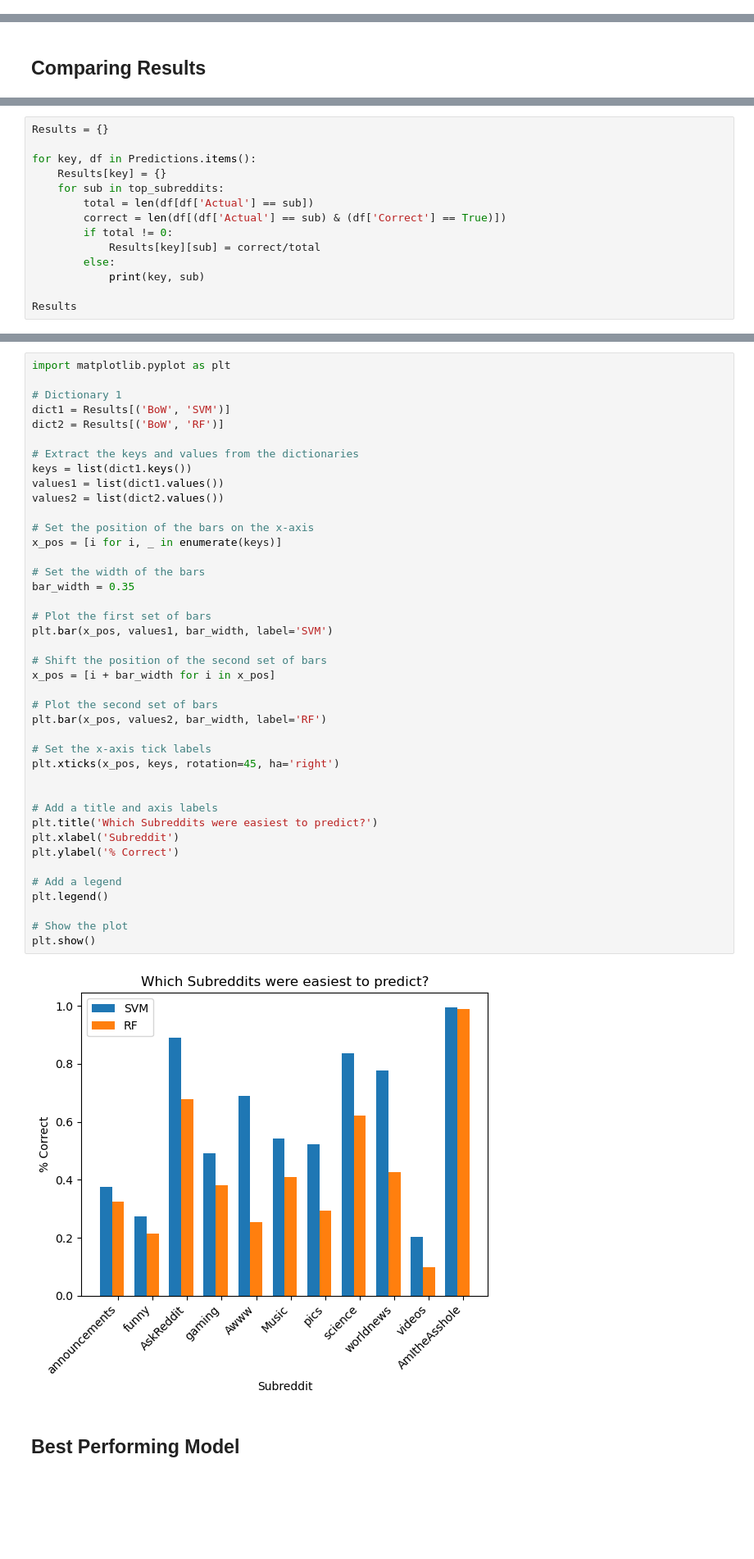
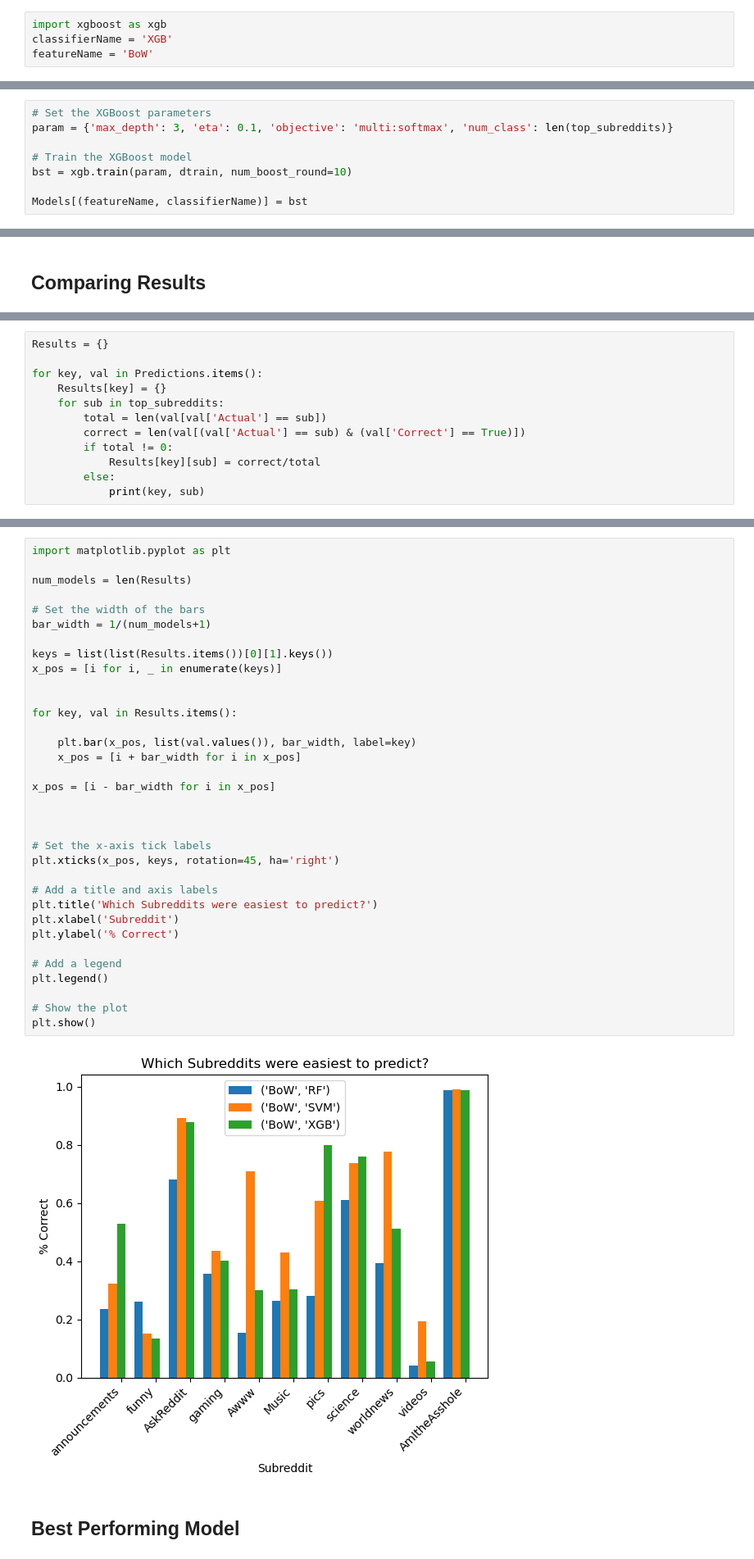
Before and after one commit to rainonej/Reddit-Projects, a Jupyter notebook: Subreddit Prediction.ipynb, the cells around one changed output, grey strips where cells are left out. Shown: that part at 82% size. Drawn from its saved outputs; the diff is of its cells as text; blank space fills up the shorter version.

```diff
--- a/Subreddit Prediction.ipynb
+++ b/Subreddit Prediction.ipynb
@@ -284,0 +294,4 @@ output
+# %%
+import xgboost as xgb
+classifierName = 'XGB'
+featureName = 'BoW'
@@ -284,0 +305,8 @@ output
+# %%
+# Set the XGBoost parameters
+param = {'max_depth': 3, 'eta': 0.1, 'objective': 'multi:softmax', 'num_class': len(top_subreddits)}
+
+# Train the XGBoost model
+bst = xgb.train(param, dtrain, num_boost_round=10)
+
+Models[(featureName, classifierName)] = bst
@@ -287,14 +363,12 @@ output
 # %%
 Results = {}
 
-for key, df in Predictions.items():
+for key, val in Predictions.items():
     Results[key] = {}
     for sub in top_subreddits:
-        total = len(df[df['Actual'] == sub])
-        correct = len(df[(df['Actual'] == sub) & (df['Correct'] == True)])
+        total = len(val[val['Actual'] == sub])
+        correct = len(val[(val['Actual'] == sub) & (val['Correct'] == True)])
         if total != 0:
             Results[key][sub] = correct/total
         else:
             print(key, sub)
-
-Results
@@ -319,46 +375,39 @@ Results
 # %%
 import matplotlib.pyplot as plt
 
-# Dictionary 1
-dict1 = Results[('BoW', 'SVM')]
-dict2 = Results[('BoW', 'RF')]
+num_models = len(Results)
 
-# Extract the keys and values from the dictionaries
-keys = list(dict1.keys())
-values1 = list(dict1.values())
-values2 = list(dict2.values())
+# Set the width of the bars
+bar_width = 1/(num_models+1)
 
-# Set the position of the bars on the x-axis
+keys = list(list(Results.items())[0][1].keys())
 x_pos = [i for i, _ in enumerate(keys)]
 
-# Set the width of the bars
-bar_width = 0.35
 
-# Plot the first set of bars
-plt.bar(x_pos, values1, bar_width, label='SVM')
+for key, val in Results.items():
 
-# Shift the position of the second set of bars
-x_pos = [i + bar_width for i in x_pos]
+    plt.bar(x_pos, list(val.values()), bar_width, label=key)
+    x_pos = [i + bar_width for i in x_pos]
 
-# Plot the second set of bars
-plt.bar(x_pos, values2, bar_width, label='RF')
+x_pos = [i - bar_width for i in x_pos]
+
+
 
 # Set the x-axis tick labels
 plt.xticks(x_pos, keys, rotation=45, ha='right')
-
 
 # Add a title and axis labels
 plt.title('Which Subreddits were easiest to predict?')
 plt.xlabel('Subreddit')
 plt.ylabel('% Correct')
 
 # Add a legend
 plt.legend()
 
 # Show the plot
 plt.show()
 # %% [output]
-[figure, old version]
+[figure, new version]
 # %% [markdown]
 ## Best Performing Model
 # %%
```
Also changed, not shown: parts of 14 cells of this notebook.
